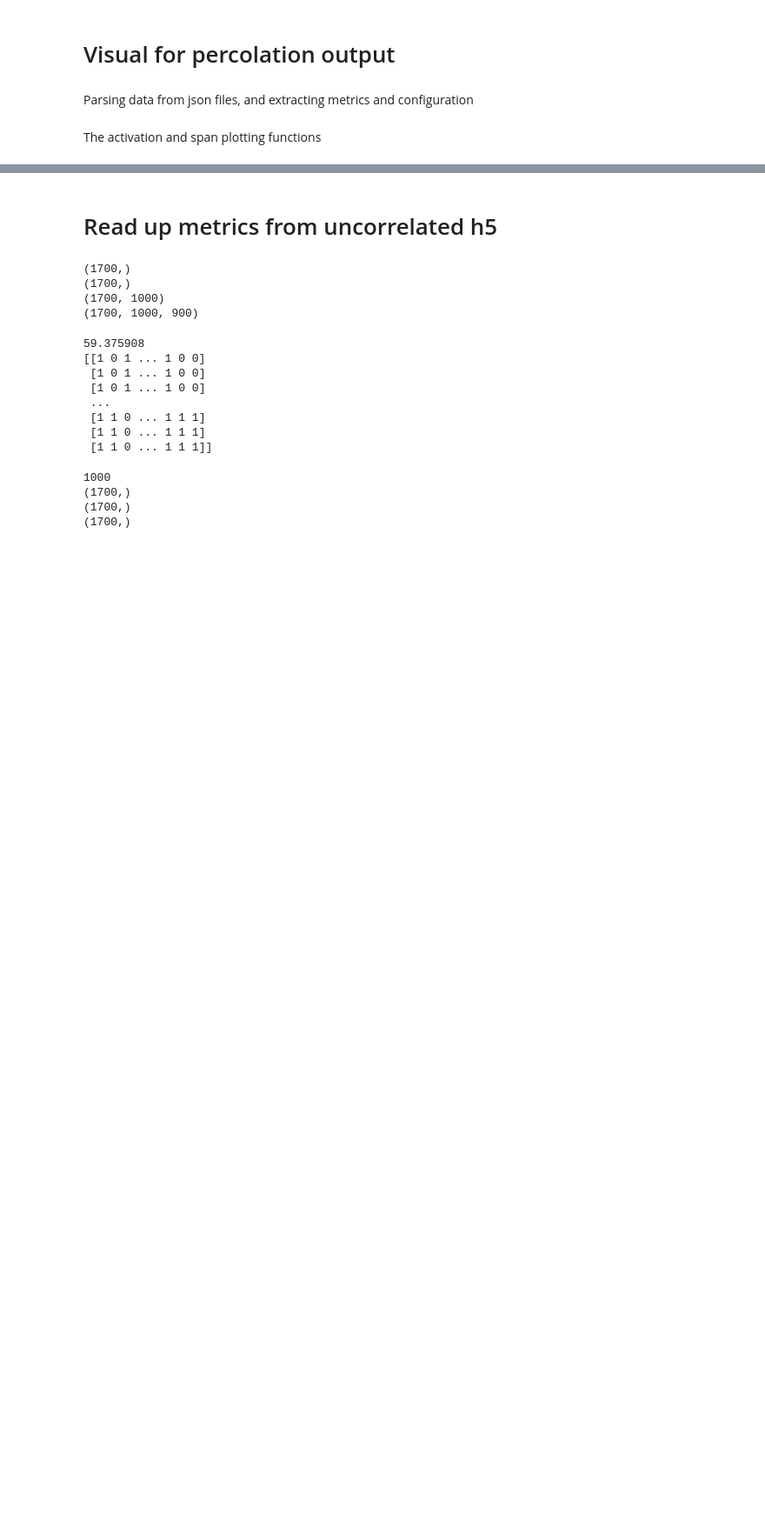
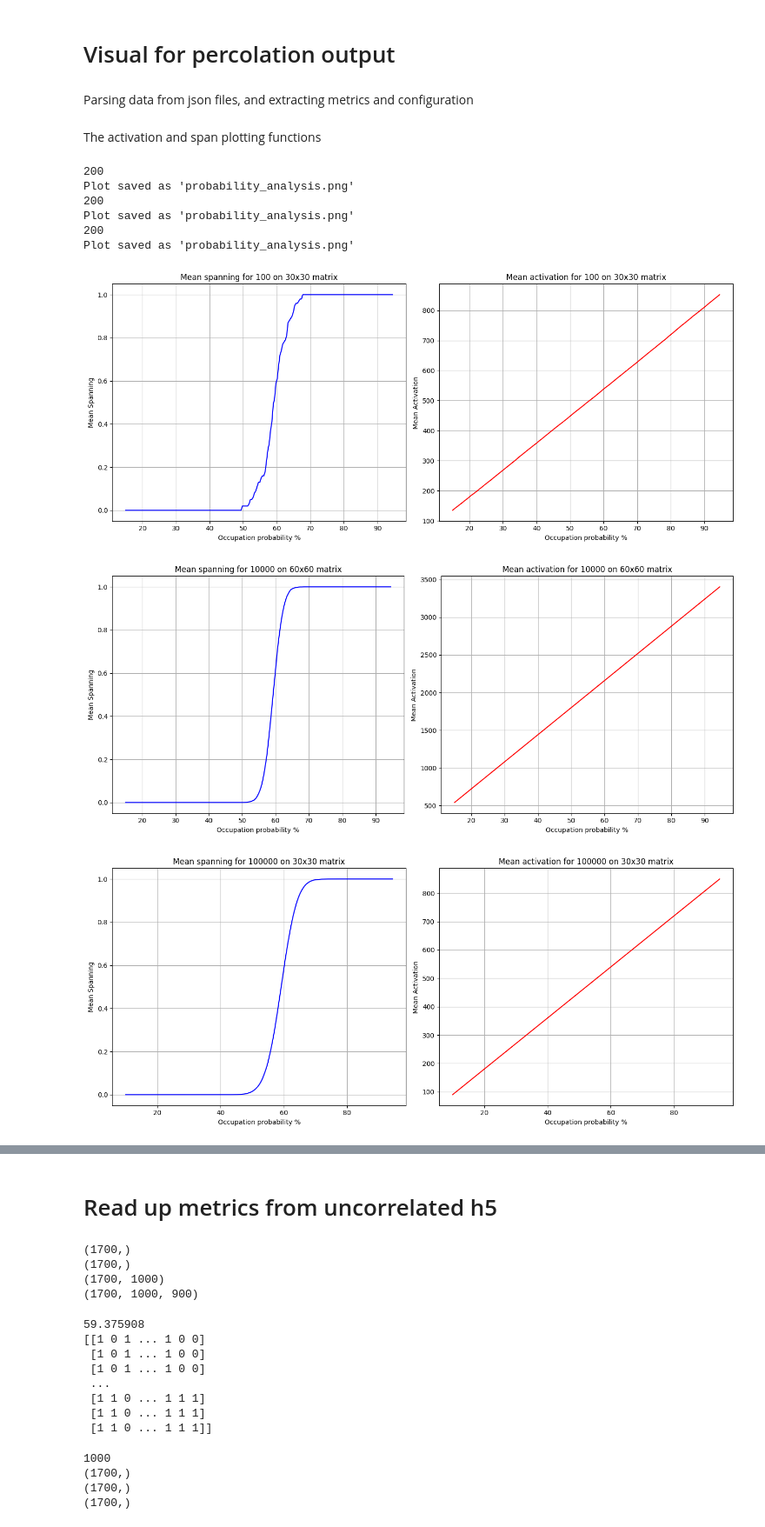
Before and after one commit to bekor/percolation_poc_cpp, a Jupyter notebook: notebook/visualisaton.ipynb, the cells around one changed output, grey strips where cells are left out. Shown at 87% size. Drawn from its saved outputs; the diff is of its cells as text; code cells hidden in the pictures; blank space fills up the shorter version.

```diff
--- a/notebook/visualisaton.ipynb
+++ b/notebook/visualisaton.ipynb
@@ -72,7 +72,17 @@ def plot_all_activations(directory):
             all_metrics.append({'config': config, 'metrics': metrics})
             plot_metrics(metrics, config)
 # %%
-plot_all_activations(PATH)
+plot_all_activations(PATH+"percolation")
+# %% [output]
+200
+Plot saved as 'probability_analysis.png'
+200
+Plot saved as 'probability_analysis.png'
+200
+Plot saved as 'probability_analysis.png'
+[figure, added]
+[figure, added]
+[figure, added]
 # %%
 #find metrics with 60x60 matrix
 metrics_60x60 = [metric for metric in all_metrics if metric['config']['matrix_row'] == 60 and metric['config']['matrix_col'] == 60]
```
Also changed, not shown: parts of 45 cells of this notebook, 9 other files.
